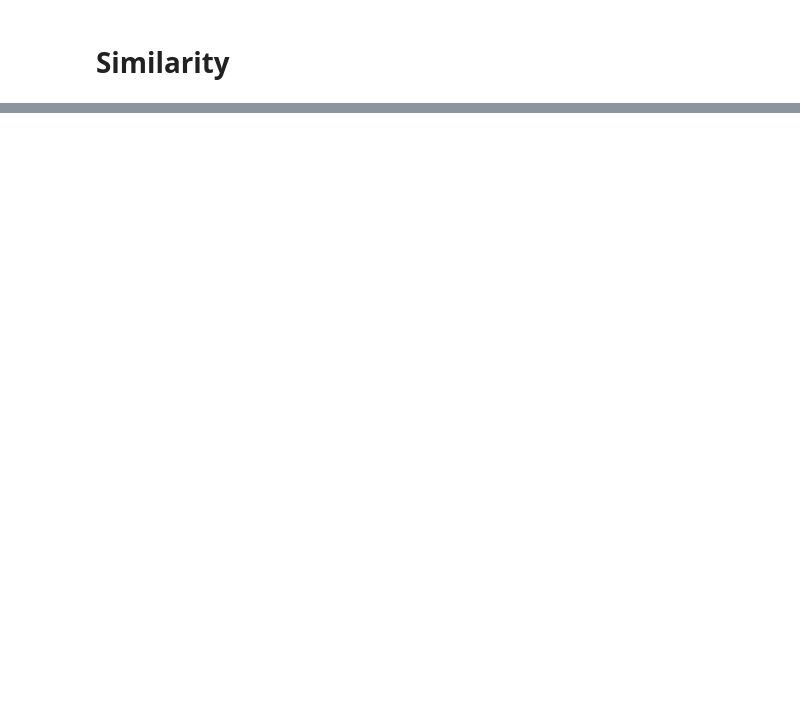
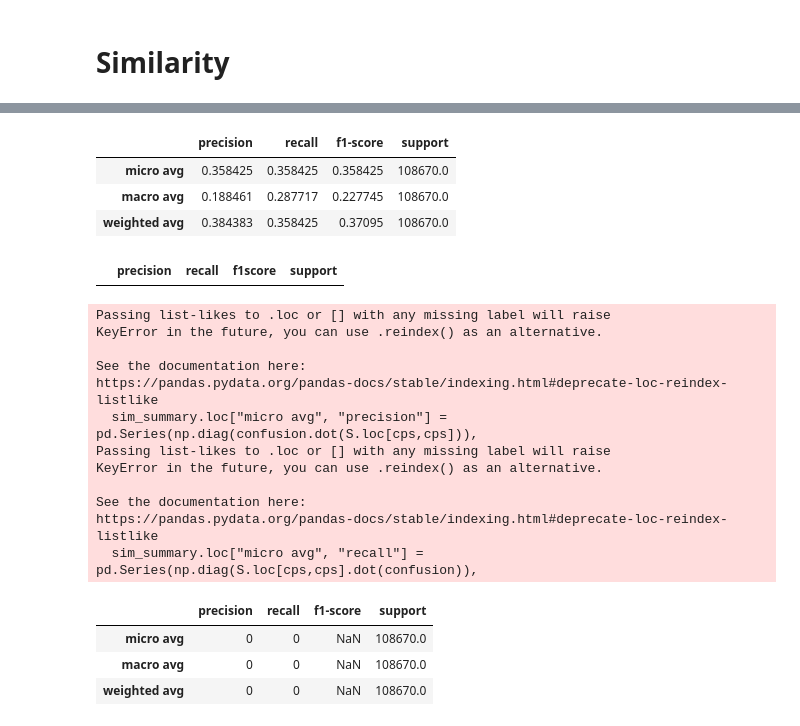
Before and after one commit to metterlein/evaluate_supervised, a Jupyter notebook: OpenFoodFactExample.ipynb, the cells around one changed output, grey strips where cells are left out. Cells and saved outputs as stored; diff of their text form; code cells hidden in the pictures; blank space fills up the shorter version.

```diff
--- a/OpenFoodFactExample.ipynb
+++ b/OpenFoodFactExample.ipynb
@@ -253,0 +412,31 @@ evaluation_metrics.get_summary(df_report, confusion, S)
+# %%
+evaluation_metrics.get_summary(df_report, confusion)
+# %% [output]
+|  | precision | recall | f1-score | support |
+| micro avg | 0.358425 | 0.358425 | 0.358425 | 108670.0 |
+| macro avg | 0.188461 | 0.287717 | 0.227745 | 108670.0 |
+| weighted avg | 0.384383 | 0.358425 | 0.37095 | 108670.0 |
+# %%
+df_report = evaluation_metrics.get_report(confusion, S)
+df_report.dropna()
+# %% [output]
+|  | precision | recall | f1score | support |
+# %%
+evaluation_metrics.get_summary(df_report, confusion, S)
+# %% [output]
+Passing list-likes to .loc or [] with any missing label will raise
+KeyError in the future, you can use .reindex() as an alternative.
+
+See the documentation here:
+https://pandas.pydata.org/pandas-docs/stable/indexing.html#deprecate-loc-reindex-listlike
+  sim_summary.loc["micro avg", "precision"] = pd.Series(np.diag(confusion.dot(S.loc[cps,cps])),
+Passing list-likes to .loc or [] with any missing label will raise
+KeyError in the future, you can use .reindex() as an alternative.
+
+See the documentation here:
+https://pandas.pydata.org/pandas-docs/stable/indexing.html#deprecate-loc-reindex-listlike
+  sim_summary.loc["micro avg", "recall"] = pd.Series(np.diag(S.loc[cps,cps].dot(confusion)),
+|  | precision | recall | f1-score | support |
+| micro avg | 0 | 0 | NaN | 108670.0 |
+| macro avg | 0 | 0 | NaN | 108670.0 |
+| weighted avg | 0 | 0 | NaN | 108670.0 |
```
Also changed, not shown: parts of 51 cells of this notebook, 1 other file.
